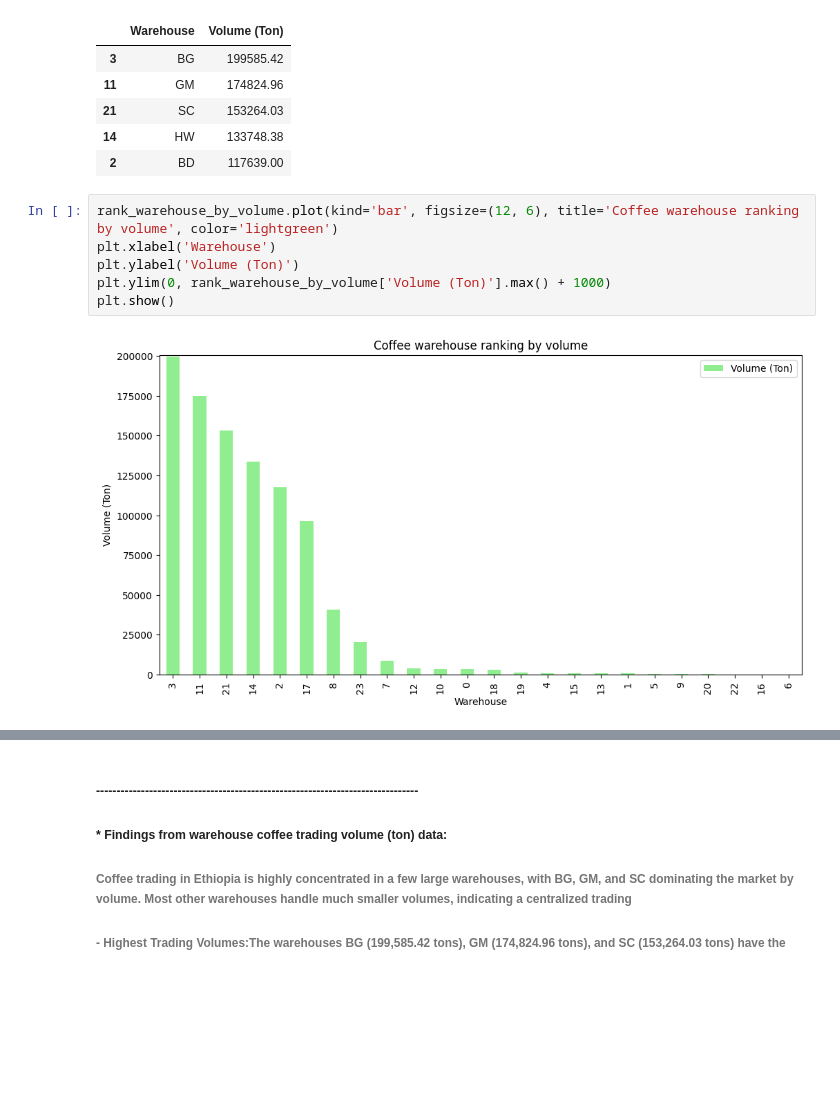
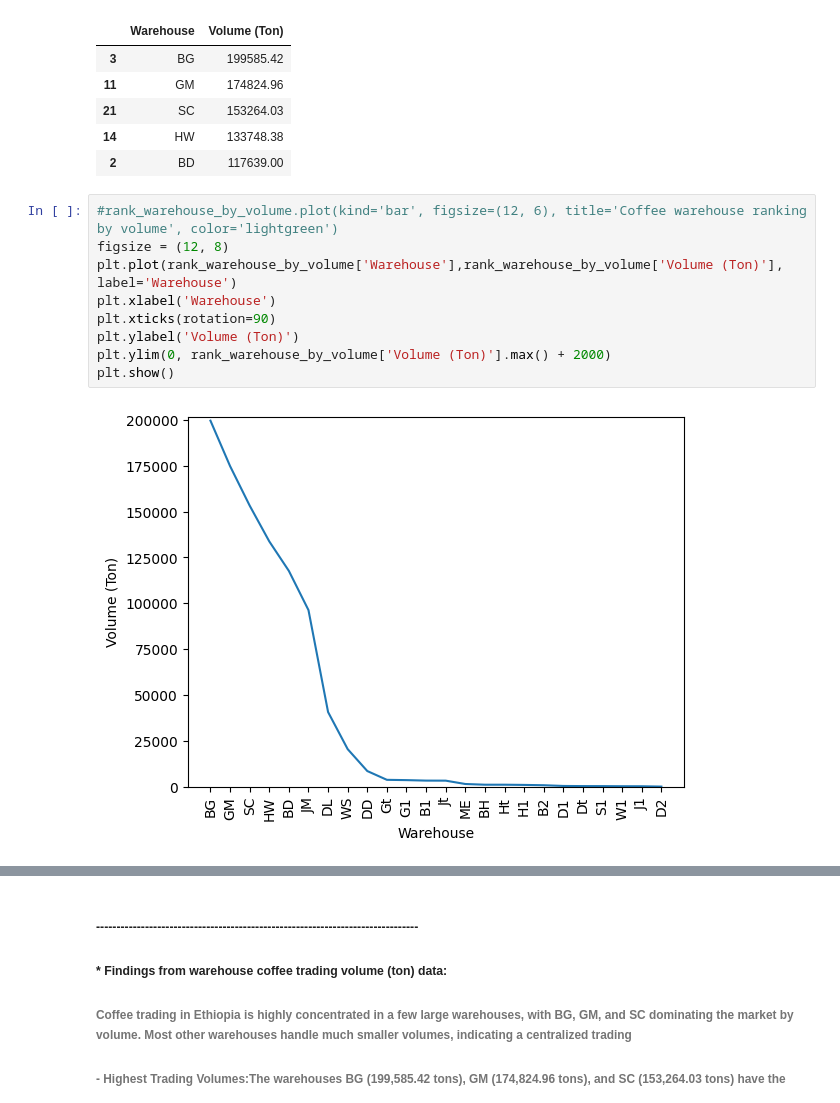
Before and after one commit to natnaelaster/data-analysis-projects, a Jupyter notebook: ETH_Coffee python + tablue/ethio-coffe-exchange.ipynb, the cells around one changed output, grey strips where cells are left out. Saved outputs shown, nothing was run; the diff lists cells and outputs as text; blank space fills up the shorter version.

Commit message:
visualization pt2
continue from the visualization

```diff
--- a/ETH_Coffee python + tablue/ethio-coffe-exchange.ipynb
+++ b/ETH_Coffee python + tablue/ethio-coffe-exchange.ipynb
@@ -412,10 +412,13 @@ rank_warehouse_by_volume.head()
 | 14 | HW | 133748.38 |
 | 2 | BD | 117639.00 |
 # %%
-rank_warehouse_by_volume.plot(kind='bar', figsize=(12, 6), title='Coffee warehouse ranking by volume', color='lightgreen')
+#rank_warehouse_by_volume.plot(kind='bar', figsize=(12, 6), title='Coffee warehouse ranking by volume', color='lightgreen')
+figsize = (12, 8)
+plt.plot(rank_warehouse_by_volume['Warehouse'],rank_warehouse_by_volume['Volume (Ton)'], label='Warehouse')
 plt.xlabel('Warehouse')
+plt.xticks(rotation=90)
 plt.ylabel('Volume (Ton)')
-plt.ylim(0, rank_warehouse_by_volume['Volume (Ton)'].max() + 1000)
+plt.ylim(0, rank_warehouse_by_volume['Volume (Ton)'].max() + 2000)
 plt.show()
 # %% [output]
-[figure, old version]
+[figure, new version]
```
Also changed, not shown: parts of 2 cells of this notebook.
